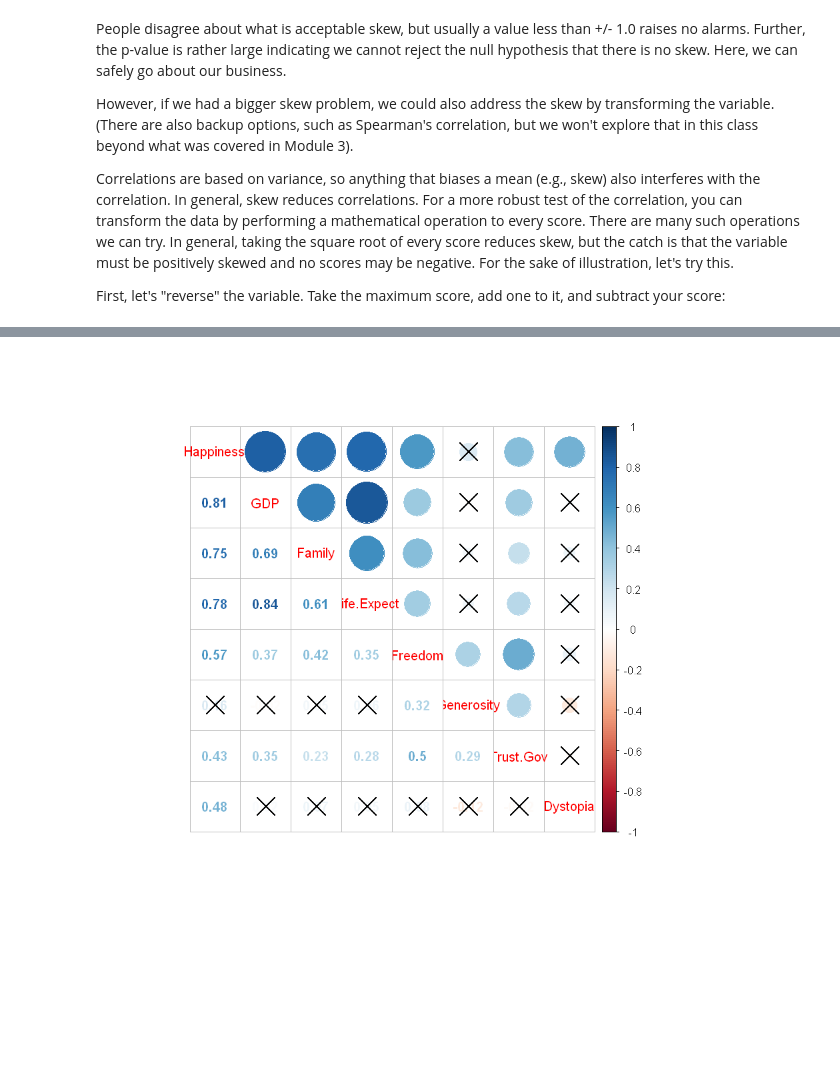
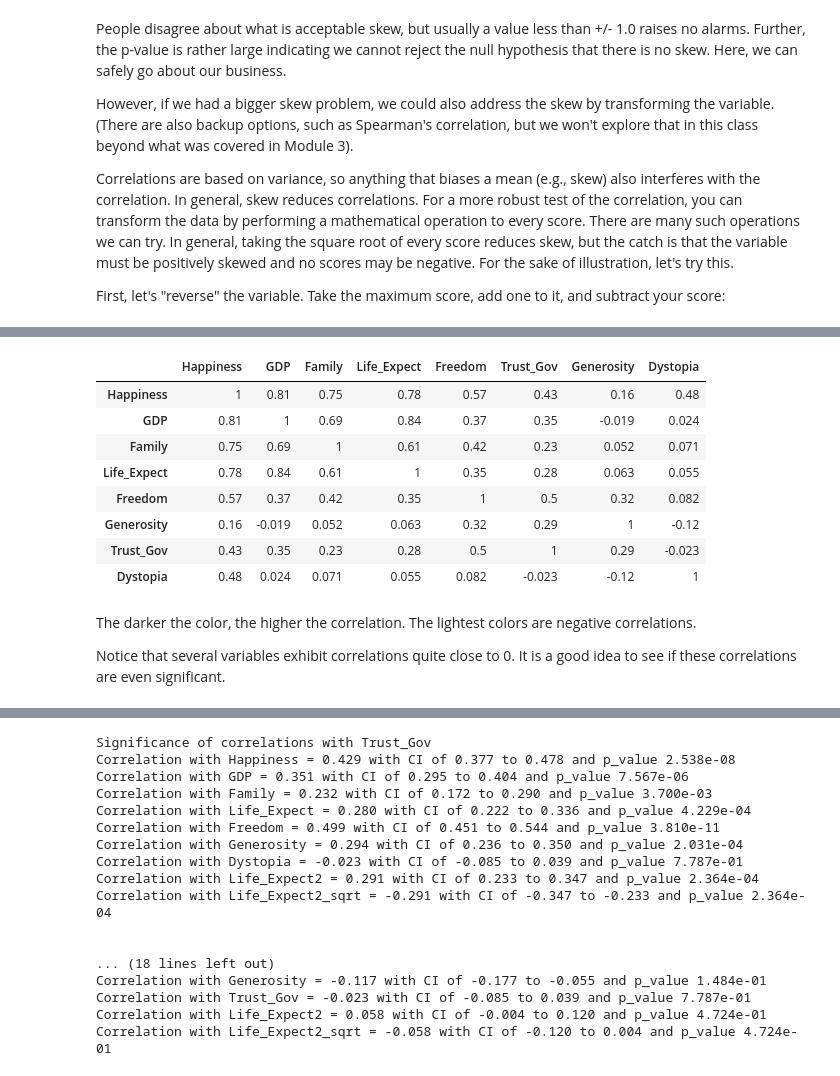
Before and after one commit to Tommytrungto/Research-Methods-for-Data-Science-with-Python, a Jupyter notebook: Module5/Mod5_Lab1_-_Correlation.ipynb, the cells around one changed output, grey strips where cells are left out. Saved outputs shown, nothing was run; the diff lists cells and outputs as text; code cells hidden in the pictures; blank space fills up the shorter version.

```diff
--- a/Module5/Mod5_Lab1_-_Correlation.ipynb
+++ b/Module5/Mod5_Lab1_-_Correlation.ipynb
@@ -434,11 +381,58 @@ corrplot.mixed(cors, order="hclust")
+# %%
+corrs_clustered.style.background_gradient().set_precision(2)
+# %% [output]
+|  | Happiness | GDP | Family | Life_Expect | Freedom | Trust_Gov | Generosity | Dystopia |
+| Happiness | 1 | 0.81 | 0.75 | 0.78 | 0.57 | 0.43 | 0.16 | 0.48 |
+| GDP | 0.81 | 1 | 0.69 | 0.84 | 0.37 | 0.35 | -0.019 | 0.024 |
+| Family | 0.75 | 0.69 | 1 | 0.61 | 0.42 | 0.23 | 0.052 | 0.071 |
+| Life_Expect | 0.78 | 0.84 | 0.61 | 1 | 0.35 | 0.28 | 0.063 | 0.055 |
+| Freedom | 0.57 | 0.37 | 0.42 | 0.35 | 1 | 0.5 | 0.32 | 0.082 |
+| Generosity | 0.16 | -0.019 | 0.052 | 0.063 | 0.32 | 0.29 | 1 | -0.12 |
+| Trust_Gov | 0.43 | 0.35 | 0.23 | 0.28 | 0.5 | 1 | 0.29 | -0.023 |
+| Dystopia | 0.48 | 0.024 | 0.071 | 0.055 | 0.082 | -0.023 | -0.12 | 1 |
+# %% [markdown]
+The darker the color, the higher the correlation. The lightest colors are negative correlations.
+
+Notice that several variables exhibit correlations quite close to 0. It is a good idea to see if these correlations are even significant.
 # %% [markdown]
 ![](Mod3_Lab1_-_Correlation_files/figure-markdown_strict/unnamed-chunk-20-1.png)
 
 We can also add a grid of *p*-values with `p.mat=` and tell the function
 to "X" out anything not &lt; .05 by adding `sig.level = .05`:
-# %%
-corrplot.mixed(cors,
-               p.mat=corr.test(dat[,-9])$p, sig.level = .05)
-# %% [output]
-[figure, removed]
+# %%
+def correlation_sig2(df, col1, col2):
+    pearson_cor = ss.pearsonr(x = df[col1], y = dat[col2])
+    conf_ints = r_conf_int(pearson_cor[0], 0.05, 1000)
+    print('Correlation with ' + col2 + ' = %4.3f with CI of %4.3f to %4.3f and p_value %4.3e'
+        % (pearson_cor[0], conf_ints[0], conf_ints[1], pearson_cor[1]))
+
+def test_significance(df, col_list):
+    cols = df.columns
+    for col1 in col_list:
+        print('\n')
+        print('Significance of correlations with ' + col1)
+        for col2 in cols:
+            if(col1 != col2):
+                correlation_sig2(df, col1, col2)
+
+test_cols = ['Trust_Gov', 'Generosity', 'Dystopia']
+test_significance(dat, test_cols)
+# %% [output]
+Significance of correlations with Trust_Gov
+Correlation with Happiness = 0.429 with CI of 0.377 to 0.478 and p_value 2.538e-08
+Correlation with GDP = 0.351 with CI of 0.295 to 0.404 and p_value 7.567e-06
+Correlation with Family = 0.232 with CI of 0.172 to 0.290 and p_value 3.700e-03
+Correlation with Life_Expect = 0.280 with CI of 0.222 to 0.336 and p_value 4.229e-04
+Correlation with Freedom = 0.499 with CI of 0.451 to 0.544 and p_value 3.810e-11
+Correlation with Generosity = 0.294 with CI of 0.236 to 0.350 and p_value 2.031e-04
+Correlation with Dystopia = -0.023 with CI of -0.085 to 0.039 and p_value 7.787e-01
+Correlation with Life_Expect2 = 0.291 with CI of 0.233 to 0.347 and p_value 2.364e-04
+Correlation with Life_Expect2_sqrt = -0.291 with CI of -0.347 to -0.233 and p_value 2.364e-04
+
+
+... (18 lines left out)
+Correlation with Generosity = -0.117 with CI of -0.177 to -0.055 and p_value 1.484e-01
+Correlation with Trust_Gov = -0.023 with CI of -0.085 to 0.039 and p_value 7.787e-01
+Correlation with Life_Expect2 = 0.058 with CI of -0.004 to 0.120 and p_value 4.724e-01
+Correlation with Life_Expect2_sqrt = -0.058 with CI of -0.120 to 0.004 and p_value 4.724e-01
 # %% [markdown]
```
Also changed, not shown: parts of 26 cells of this notebook.
